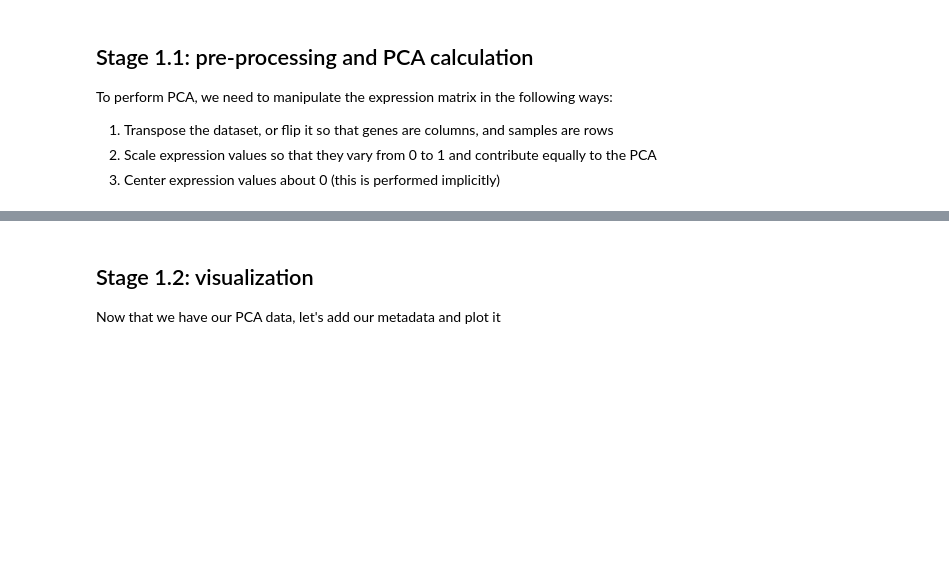
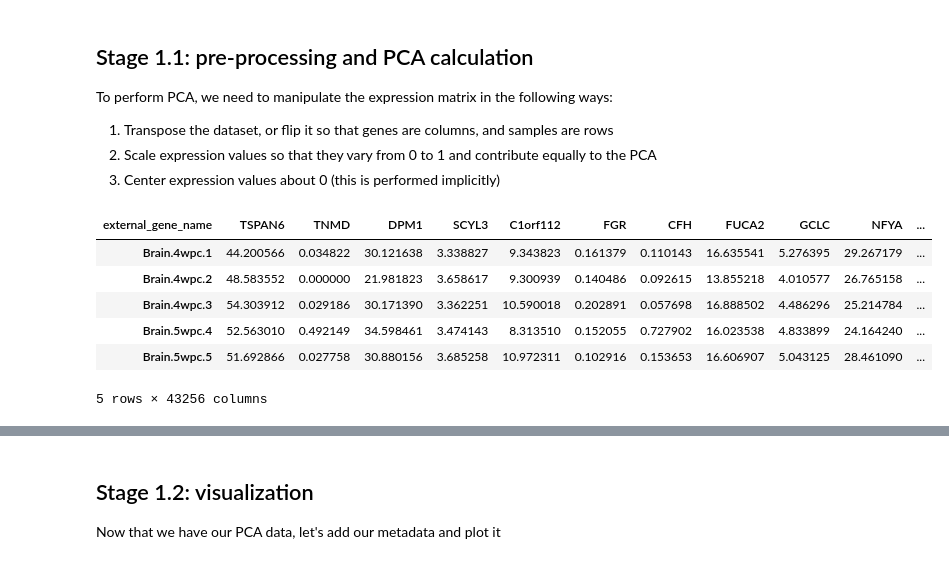
Before and after one commit to morimotolab/systems_class, a Jupyter notebook: 03_optional_visualization_exercises.ipynb, the cells around one changed output, grey strips where cells are left out. Saved outputs shown, nothing was run; the diff lists cells and outputs as text; code cells hidden in the pictures; blank space fills up the shorter version.

```diff
--- a/03_optional_visualization_exercises.ipynb
+++ b/03_optional_visualization_exercises.ipynb
@@ -80,8 +112,15 @@ To perform PCA, we need to manipulate the expression matrix in the following way
 # %%
 #transpose
 counts_for_pca = counts.transpose()
-counts_for_pca = counts_for_pca.rename_axis(["sample"])
 counts_for_pca.head()
+# %% [output]
+| external_gene_name | TSPAN6 | TNMD | DPM1 | SCYL3 | C1orf112 | FGR | CFH | FUCA2 | GCLC | NFYA | ... |
+| Brain.4wpc.1 | 44.200566 | 0.034822 | 30.121638 | 3.338827 | 9.343823 | 0.161379 | 0.110143 | 16.635541 | 5.276395 | 29.267179 | ... |
+| Brain.4wpc.2 | 48.583552 | 0.000000 | 21.981823 | 3.658617 | 9.300939 | 0.140486 | 0.092615 | 13.855218 | 4.010577 | 26.765158 | ... |
+| Brain.4wpc.3 | 54.303912 | 0.029186 | 30.171390 | 3.362251 | 10.590018 | 0.202891 | 0.057698 | 16.888502 | 4.486296 | 25.214784 | ... |
+| Brain.5wpc.4 | 52.563010 | 0.492149 | 34.598461 | 3.474143 | 8.313510 | 0.152055 | 0.727902 | 16.023538 | 4.833899 | 24.164240 | ... |
+| Brain.5wpc.5 | 51.692866 | 0.027758 | 30.880156 | 3.685258 | 10.972311 | 0.102916 | 0.153653 | 16.606907 | 5.043125 | 28.461090 | ... |
+5 rows × 43256 columns
 # %%
 #scale from 0 to 1
 counts_for_pca_scaled = StandardScaler().fit_transform(counts_for_pca)
```
Also changed, not shown: parts of 16 cells of this notebook.
